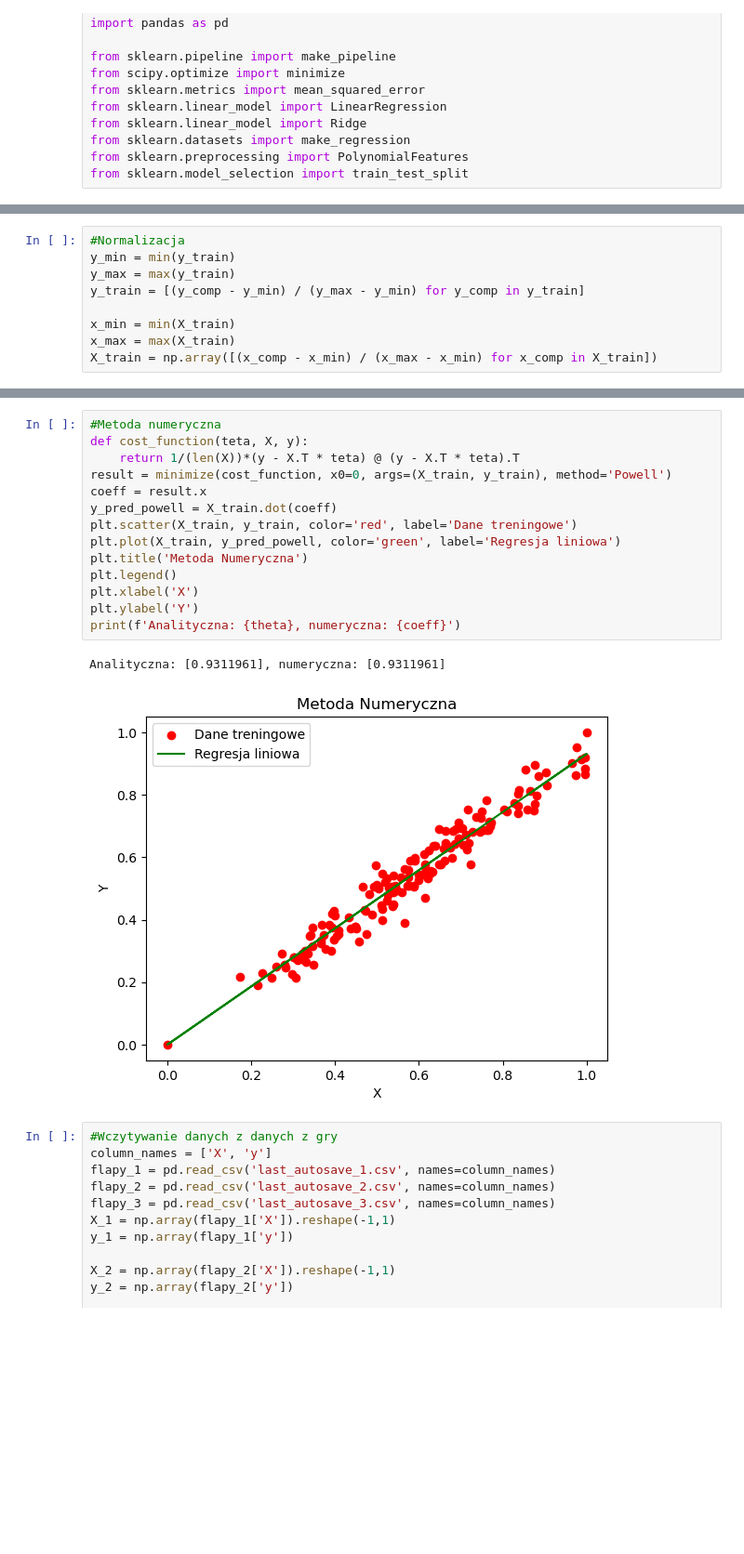
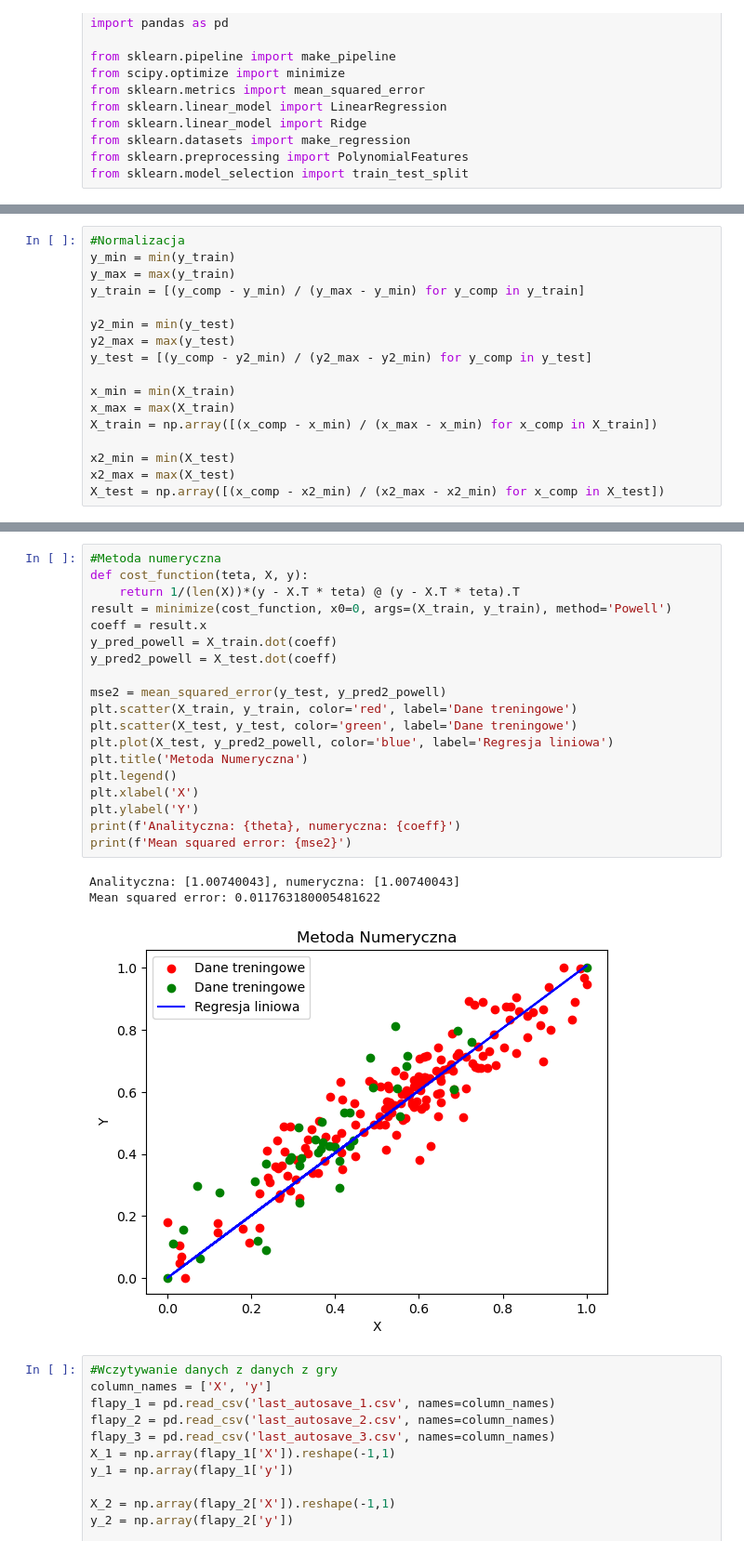
Before and after one commit to HaZhul/ML-models, a Jupyter notebook: PUM1/Lab1.ipynb, the cells around one changed output, grey strips where cells are left out. Shown at 93% size. Drawn from its saved outputs; the diff is of its cells as text; blank space fills up the shorter version.

```diff
--- a/PUM1/Lab1.ipynb
+++ b/PUM1/Lab1.ipynb
@@ -31,9 +31,17 @@ y_min = min(y_train)
 y_max = max(y_train)
 y_train = [(y_comp - y_min) / (y_max - y_min) for y_comp in y_train]
 
+y2_min = min(y_test)
+y2_max = max(y_test)
+y_test = [(y_comp - y2_min) / (y2_max - y2_min) for y_comp in y_test]
+
 x_min = min(X_train)
 x_max = max(X_train)
 X_train = np.array([(x_comp - x_min) / (x_max - x_min) for x_comp in X_train])
+
+x2_min = min(X_test)
+x2_max = max(X_test)
+X_test = np.array([(x_comp - x2_min) / (x2_max - x2_min) for x_comp in X_test])
 # %%
 #Metoda analityczna
 theta = (np.linalg.inv(X_train.T @ X_train) @ X_train.T @ y_train)
@@ -50,20 +62,26 @@ Text(0, 0.5, 'Y')
 # %%
 #Metoda numeryczna
 def cost_function(teta, X, y):
     return 1/(len(X))*(y - X.T * teta) @ (y - X.T * teta).T
 result = minimize(cost_function, x0=0, args=(X_train, y_train), method='Powell')
 coeff = result.x
 y_pred_powell = X_train.dot(coeff)
+y_pred2_powell = X_test.dot(coeff)
+
+mse2 = mean_squared_error(y_test, y_pred2_powell)
 plt.scatter(X_train, y_train, color='red', label='Dane treningowe')
-plt.plot(X_train, y_pred_powell, color='green', label='Regresja liniowa')
+plt.scatter(X_test, y_test, color='green', label='Dane treningowe')
+plt.plot(X_test, y_pred2_powell, color='blue', label='Regresja liniowa')
 plt.title('Metoda Numeryczna')
 plt.legend()
 plt.xlabel('X')
 plt.ylabel('Y')
 print(f'Analityczna: {theta}, numeryczna: {coeff}')
+print(f'Mean squared error: {mse2}')
 # %% [output]
-Analityczna: [0.9311961], numeryczna: [0.9311961]
+Analityczna: [1.00740043], numeryczna: [1.00740043]
+Mean squared error: 0.011763180005481622
-[figure, old version]
+[figure, new version]
 # %%
 #Wczytywanie danych z danych z gry
 column_names = ['X', 'y']
```
Also changed, not shown: parts of 5 cells of this notebook.
